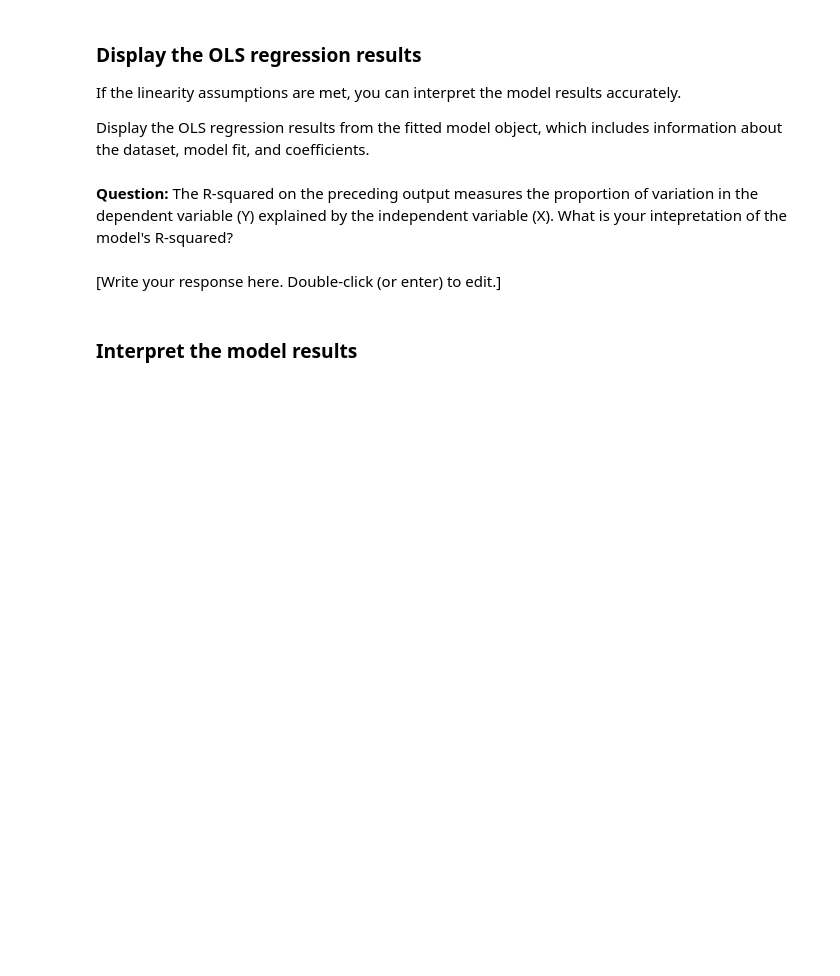
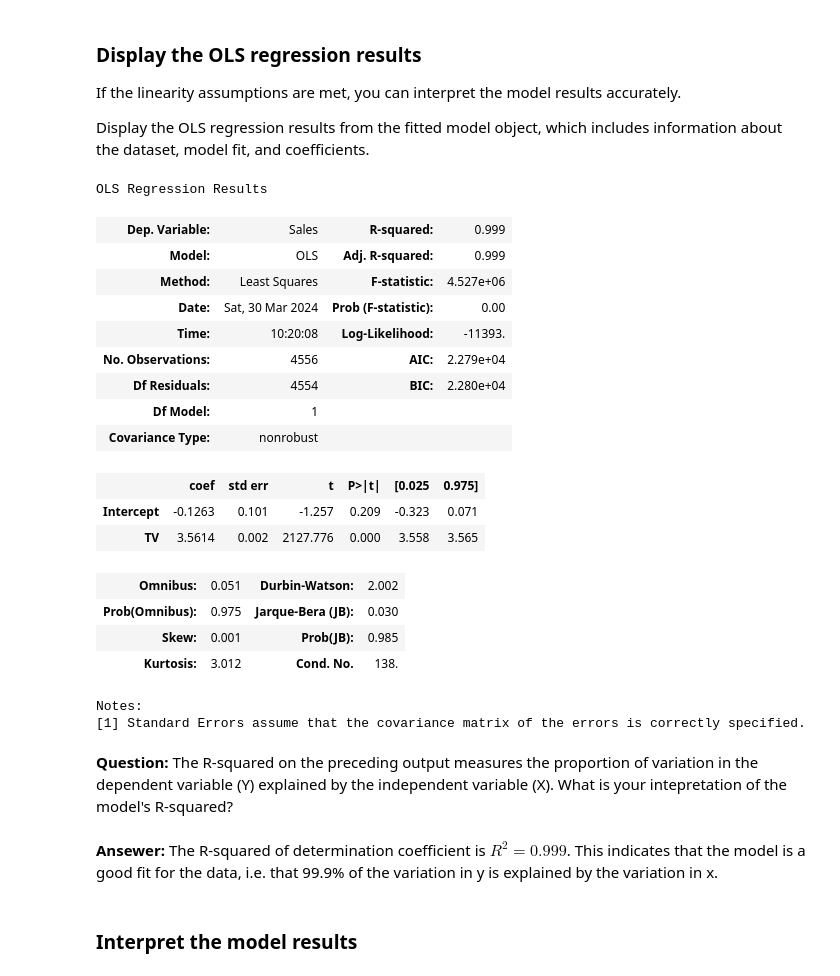
Before and after one commit to dianario/google_advanced_data_analytics, a Jupyter notebook: stats_simple_linear_regression_2/lab_evaluate_simple_linear_regression_2.ipynb, the cells around one changed output. Saved outputs shown, nothing was run; the diff lists cells and outputs as text; code cells hidden in the pictures; blank space fills up the shorter version.

```diff
--- a/stats_simple_linear_regression_2/lab_evaluate_simple_linear_regression_2.ipynb
+++ b/stats_simple_linear_regression_2/lab_evaluate_simple_linear_regression_2.ipynb
@@ -368,12 +303,31 @@ If the linearity assumptions are met, you can interpret the model results accura
 Display the OLS regression results from the fitted model object, which includes information about the dataset, model fit, and coefficients.
 # %%
 # Display the model_results defined previously.
-
-### YOUR CODE HERE ###
+reg_model.summary()
+# %% [output]
+OLS Regression Results
+| Dep. Variable: | Sales | R-squared: | 0.999 |
+| Model: | OLS | Adj. R-squared: | 0.999 |
+| Method: | Least Squares | F-statistic: | 4.527e+06 |
+| Date: | Sat, 30 Mar 2024 | Prob (F-statistic): | 0.00 |
+| Time: | 10:20:08 | Log-Likelihood: | -11393. |
+| No. Observations: | 4556 | AIC: | 2.279e+04 |
+| Df Residuals: | 4554 | BIC: | 2.280e+04 |
+| Df Model: | 1 |  |  |
+| Covariance Type: | nonrobust |  |  |
+|  | coef | std err | t | P>|t| | [0.025 | 0.975] |
+| Intercept | -0.1263 | 0.101 | -1.257 | 0.209 | -0.323 | 0.071 |
+| TV | 3.5614 | 0.002 | 2127.776 | 0.000 | 3.558 | 3.565 |
+| Omnibus: | 0.051 | Durbin-Watson: | 2.002 |
+| Prob(Omnibus): | 0.975 | Jarque-Bera (JB): | 0.030 |
+| Skew: | 0.001 | Prob(JB): | 0.985 |
+| Kurtosis: | 3.012 | Cond. No. | 138. |
+Notes:
+[1] Standard Errors assume that the covariance matrix of the errors is correctly specified.
 # %% [markdown]
 **Question:** The R-squared on the preceding output measures the proportion of variation in the dependent variable (Y) explained by the independent variable (X). What is your intepretation of the model's R-squared?
-# %% [markdown]
-[Write your response here. Double-click (or enter) to edit.]
+# %% [markdown]
+**Ansewer:** The R-squared of determination coefficient is $R^{2} = 0.999$. This indicates that the model is a good fit for the data, i.e. that 99.9% of the variation in y is explained by the variation in x.
 # %% [markdown]
 ### Interpret the model results
 # %% [markdown]
```
Also changed, not shown: parts of 33 cells of this notebook.
